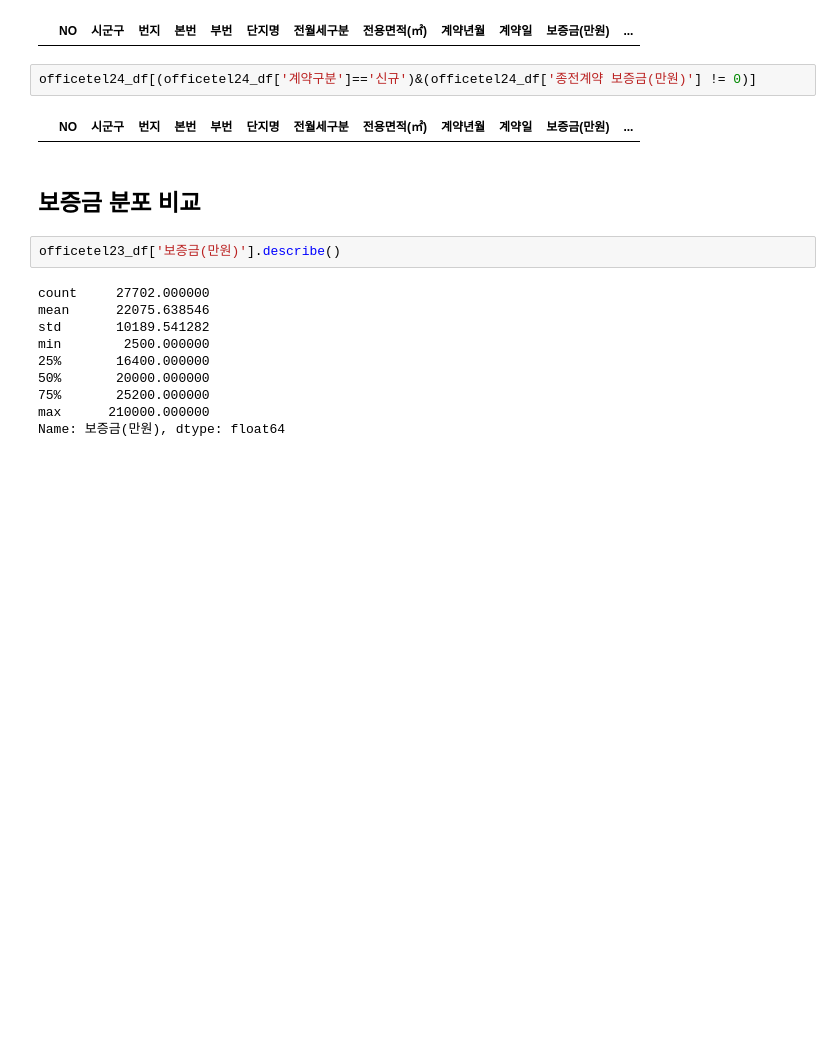
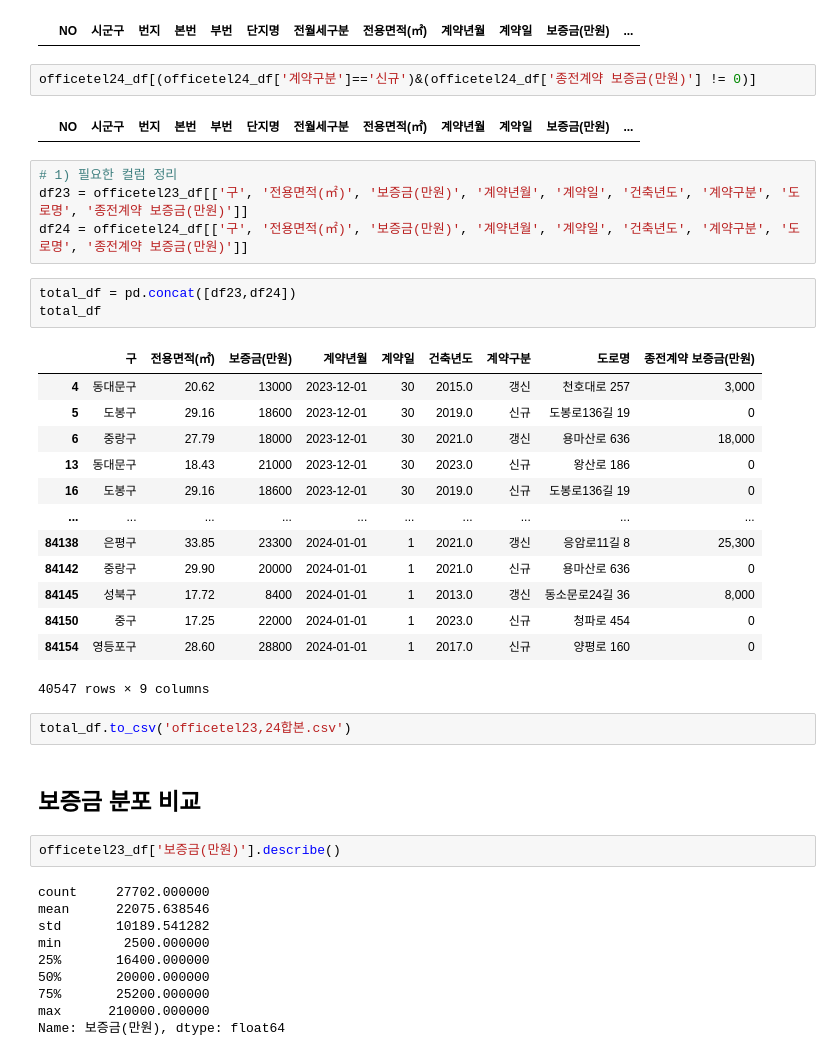
Before and after one commit to skqkrl/SDC_project, a Jupyter notebook: yena2.ipynb, the cells around one changed output. Saved outputs shown, nothing was run; the diff lists cells and outputs as text; blank space fills up the shorter version.

```diff
--- a/yena2.ipynb
+++ b/yena2.ipynb
@@ -229,6 +229,29 @@ officetel23_df[(officetel23_df['계약구분']=='신규')&(officetel23_df['종
 officetel24_df[(officetel24_df['계약구분']=='신규')&(officetel24_df['종전계약 보증금(만원)'] != 0)]
 # %% [output]
 |  | NO | 시군구 | 번지 | 본번 | 부번 | 단지명 | 전월세구분 | 전용면적(㎡) | 계약년월 | 계약일 | 보증금(만원) | ... |
+# %%
+# 1) 필요한 컬럼 정리
+df23 = officetel23_df[['구', '전용면적(㎡)', '보증금(만원)', '계약년월', '계약일', '건축년도', '계약구분', '도로명', '종전계약 보증금(만원)']]
+df24 = officetel24_df[['구', '전용면적(㎡)', '보증금(만원)', '계약년월', '계약일', '건축년도', '계약구분', '도로명', '종전계약 보증금(만원)']]
+# %%
+total_df = pd.concat([df23,df24])
+total_df
+# %% [output]
+|  | 구 | 전용면적(㎡) | 보증금(만원) | 계약년월 | 계약일 | 건축년도 | 계약구분 | 도로명 | 종전계약 보증금(만원) |
+| 4 | 동대문구 | 20.62 | 13000 | 2023-12-01 | 30 | 2015.0 | 갱신 | 천호대로 257 | 3,000 |
+| 5 | 도봉구 | 29.16 | 18600 | 2023-12-01 | 30 | 2019.0 | 신규 | 도봉로136길 19 | 0 |
+| 6 | 중랑구 | 27.79 | 18000 | 2023-12-01 | 30 | 2021.0 | 갱신 | 용마산로 636 | 18,000 |
+| 13 | 동대문구 | 18.43 | 21000 | 2023-12-01 | 30 | 2023.0 | 신규 | 왕산로 186 | 0 |
+| 16 | 도봉구 | 29.16 | 18600 | 2023-12-01 | 30 | 2019.0 | 신규 | 도봉로136길 19 | 0 |
+| ... | ... | ... | ... | ... | ... | ... | ... | ... | ... |
+| 84138 | 은평구 | 33.85 | 23300 | 2024-01-01 | 1 | 2021.0 | 갱신 | 응암로11길 8 | 25,300 |
+| 84142 | 중랑구 | 29.90 | 20000 | 2024-01-01 | 1 | 2021.0 | 신규 | 용마산로 636 | 0 |
+| 84145 | 성북구 | 17.72 | 8400 | 2024-01-01 | 1 | 2013.0 | 갱신 | 동소문로24길 36 | 8,000 |
+| 84150 | 중구 | 17.25 | 22000 | 2024-01-01 | 1 | 2023.0 | 신규 | 청파로 454 | 0 |
+| 84154 | 영등포구 | 28.60 | 28800 | 2024-01-01 | 1 | 2017.0 | 신규 | 양평로 160 | 0 |
+40547 rows × 9 columns
+# %%
+total_df.to_csv('officetel23,24합본.csv')
 # %% [markdown]
 ## 보증금 분포 비교
 # %%
```
Also changed, not shown: parts of 6 cells of this notebook, 31 other files.
